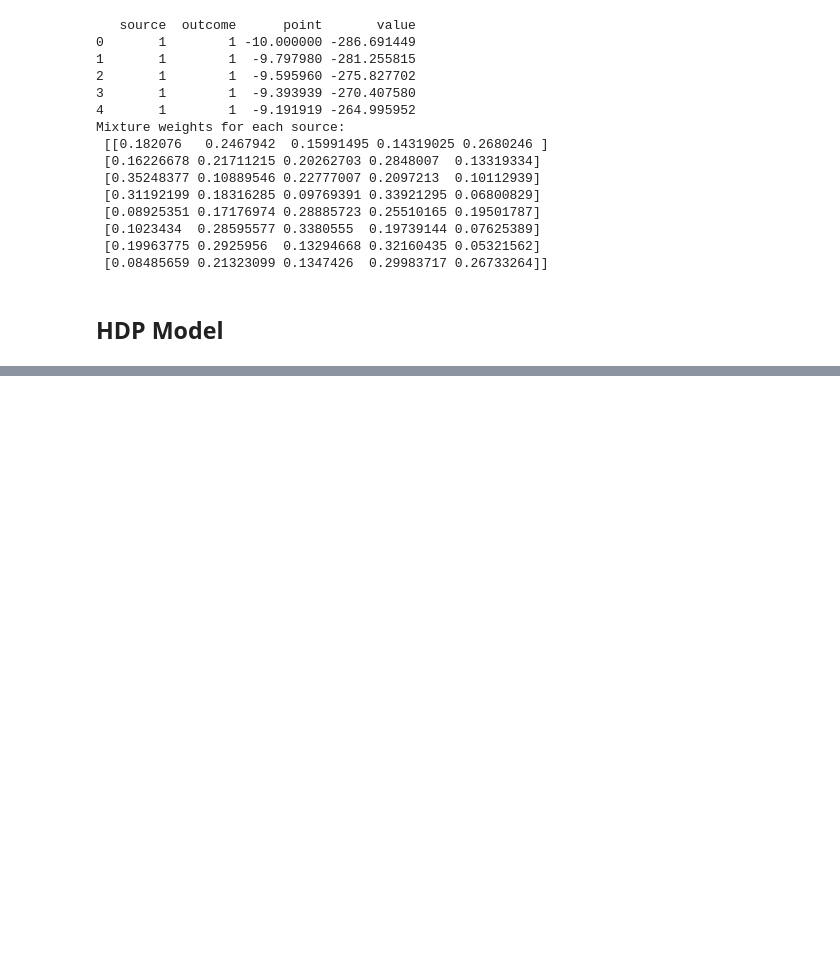
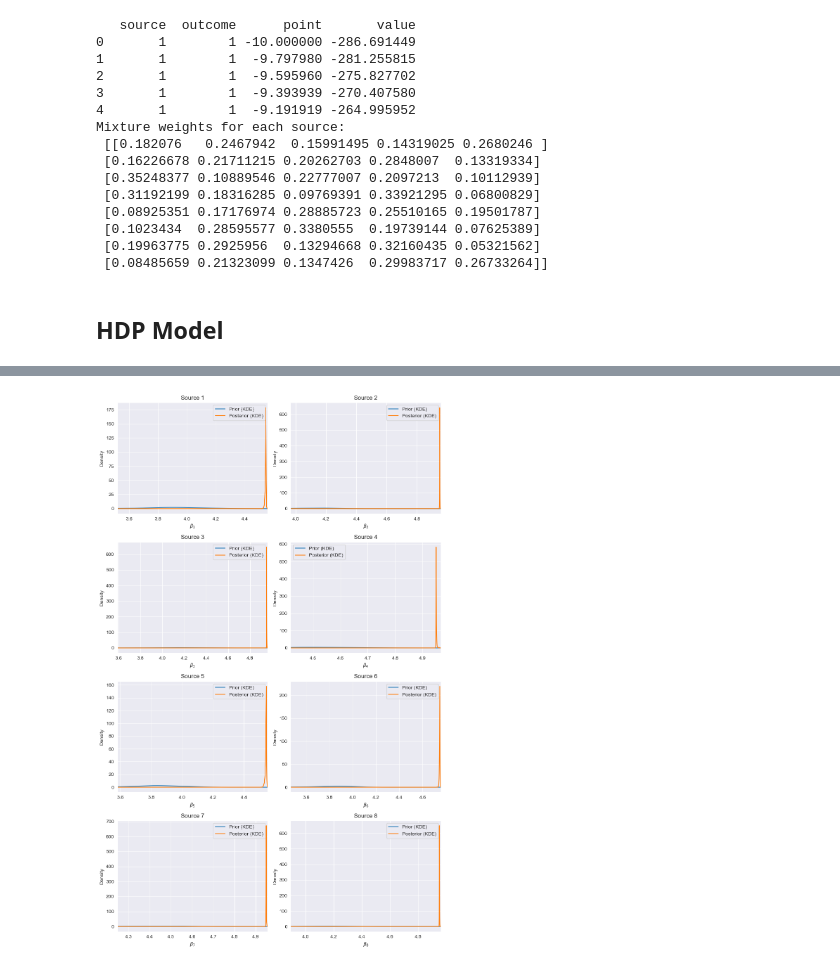
Before and after one commit to Kumachar/ResearchExamples, a Jupyter notebook: simulation_experiment_for_conference.ipynb, the cells around one changed output, grey strips where cells are left out. Drawn from its saved outputs; the diff is of its cells as text; code cells hidden in the pictures; blank space fills up the shorter version.

```diff
--- a/simulation_experiment_for_conference.ipynb
+++ b/simulation_experiment_for_conference.ipynb
@@ -1464,7 +1712,9 @@ save_beta_density_hist(
 # %%
 plot_df_prior_vs_posterior(df_sim, idata)
 # %%
-plot_df_prior_vs_posterior( idata, beta_df)
+plot_df_prior_vs_posterior( idata, beta_df, density_cut=0.1)
+# %% [output]
+[figure, added]
 # %%
 kl_vals = kl_prior_posterior_beta(df_sim, idata)
 for s, kl in kl_vals.items():
```
Also changed, not shown: parts of 11 cells of this notebook.
